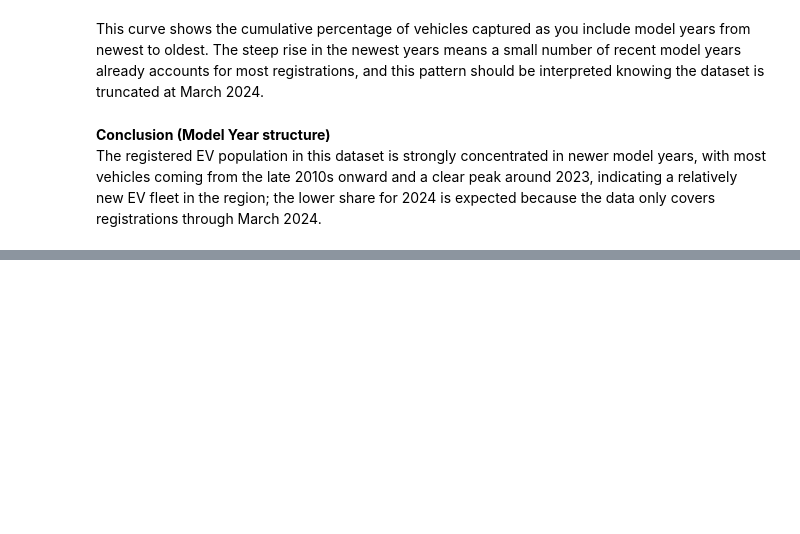
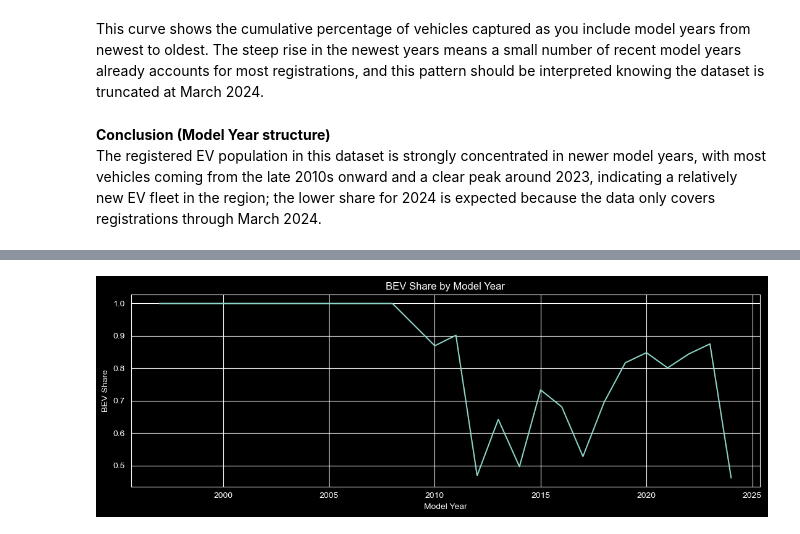
Before and after one commit to dongbaiqi22/EV_analysis, a Jupyter notebook: notebooks/02_EDA_market_analysis.ipynb, the cells around one changed output, grey strips where cells are left out. Drawn from its saved outputs; the diff is of its cells as text; code cells hidden in the pictures; blank space fills up the shorter version.

```diff
--- a/notebooks/02_EDA_market_analysis.ipynb
+++ b/notebooks/02_EDA_market_analysis.ipynb
@@ -132,0 +229,14 @@ The registered EV population in this dataset is strongly concentrated in newer m
+# %%
+# Calculate the BEV share within each model year and plot how it changes over time.
+year_total = pivot_counts.sum(axis=1)
+bev_share = (pivot_counts.get("BEV", 0) / year_total).replace([np.inf, -np.inf], np.nan)
+
+plt.figure(figsize=(11,4))
+plt.plot(bev_share.index.astype(int), bev_share.values)
+plt.title("BEV Share by Model Year")
+plt.xlabel("Model Year")
+plt.ylabel("BEV Share")
+plt.tight_layout()
+plt.show()
+# %% [output]
+[figure, added]
```
Also changed, not shown: parts of 8 cells of this notebook.
